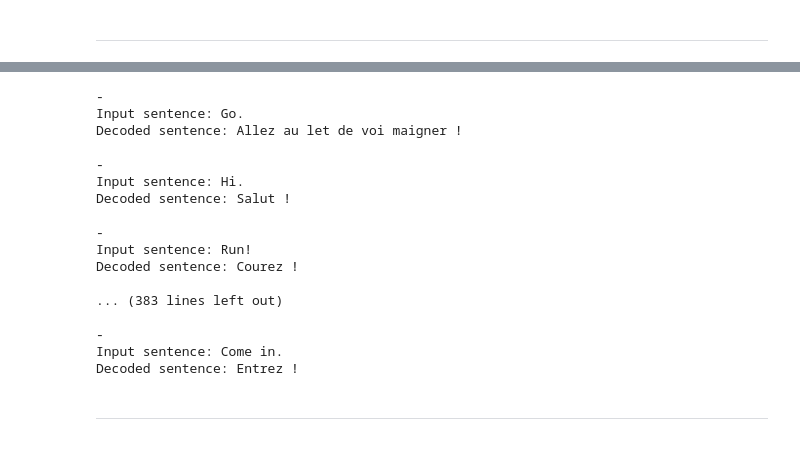
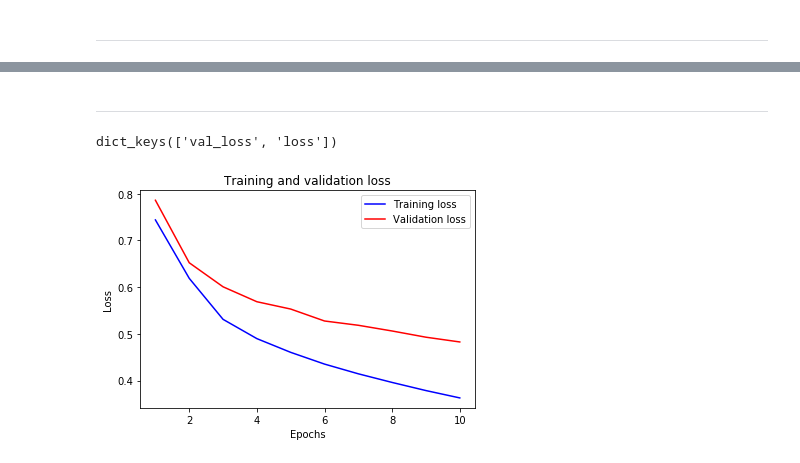
Before and after one commit to mechanoid5/ml_lectorium_legacy, a Jupyter notebook: examples/22-chatbot/02-keras-demo-seq2seq.ipynb, the cells around one changed output, grey strips where cells are left out. Cells and saved outputs as stored; diff of their text form; code cells hidden in the pictures.

```diff
--- a/examples/22-chatbot/02-keras-demo-seq2seq.ipynb
+++ b/examples/22-chatbot/02-keras-demo-seq2seq.ipynb
@@ -60,11 +58,11 @@ import numpy as np
 Using TensorFlow backend.
 # %%
 batch_size = 64  # Batch size for training.
-epochs = 100  # Number of epochs to train for.
+epochs = 100 # Number of epochs to train for.
 latent_dim = 256  # Latent dimensionality of the encoding space.
 num_samples = 10000  # Number of samples to train on.
 # Path to the data txt file on disk.
-data_path = 'fra-eng/fra.txt'
+data_path = '../data/text/rus-eng/rus.txt'
 # %%
 # Vectorize the data.
 input_texts = []
@@ -252,29 +299,11 @@ def decode_sequence(input_seq):
 # %%
-for seq_index in range(100):
-    # Take one sequence (part of the training set)
-    # for trying out decoding.
-    input_seq = encoder_input_data[seq_index: seq_index + 1]
-    decoded_sentence = decode_sequence(input_seq)
-    print('-')
-    print('Input sentence:', input_texts[seq_index])
-    print('Decoded sentence:', decoded_sentence)
+# for seq_index in range(100):
+#     # Take one sequence (part of the training set)
+#     # for trying out decoding.
+#     input_seq = encoder_input_data[seq_index: seq_index + 1]
+#     decoded_sentence = decode_sequence(input_seq)
+#     print('-')
+#     print('Input sentence:', input_texts[seq_index])
+#     print('Decoded sentence:', decoded_sentence)
-# %% [output]
--
-Input sentence: Go.
-Decoded sentence: Allez au let de voi maigner !
-
--
-Input sentence: Hi.
-Decoded sentence: Salut !
-
--
-Input sentence: Run!
-Decoded sentence: Courez !
-
-... (383 lines left out)
-
--
-Input sentence: Come in.
-Decoded sentence: Entrez !
 # %% [markdown]
 ---
@@ -281,19 +312,21 @@ Decoded sentence: Entrez !
 # %%
 history_dict = history.history
 history_dict.keys()
+# %% [output]
+dict_keys(['val_loss', 'loss'])
 # %%
-acc = history.history['acc']
-val_acc = history.history['val_acc']
 loss = history.history['loss']
 val_loss = history.history['val_loss']
 
-epochs = range(1, len(acc) + 1)
+epochs = range(1, len(loss) + 1)
 plt.plot(epochs, loss, 'b', label='Training loss')
 plt.plot(epochs, val_loss, 'r', label='Validation loss')
 plt.title('Training and validation loss')
 plt.xlabel('Epochs')
 plt.ylabel('Loss')
 plt.legend()
 
 plt.show()
+# %% [output]
+[figure, added]
 # %%
```
Also changed, not shown: parts of 10 cells of this notebook, 1 other file.
